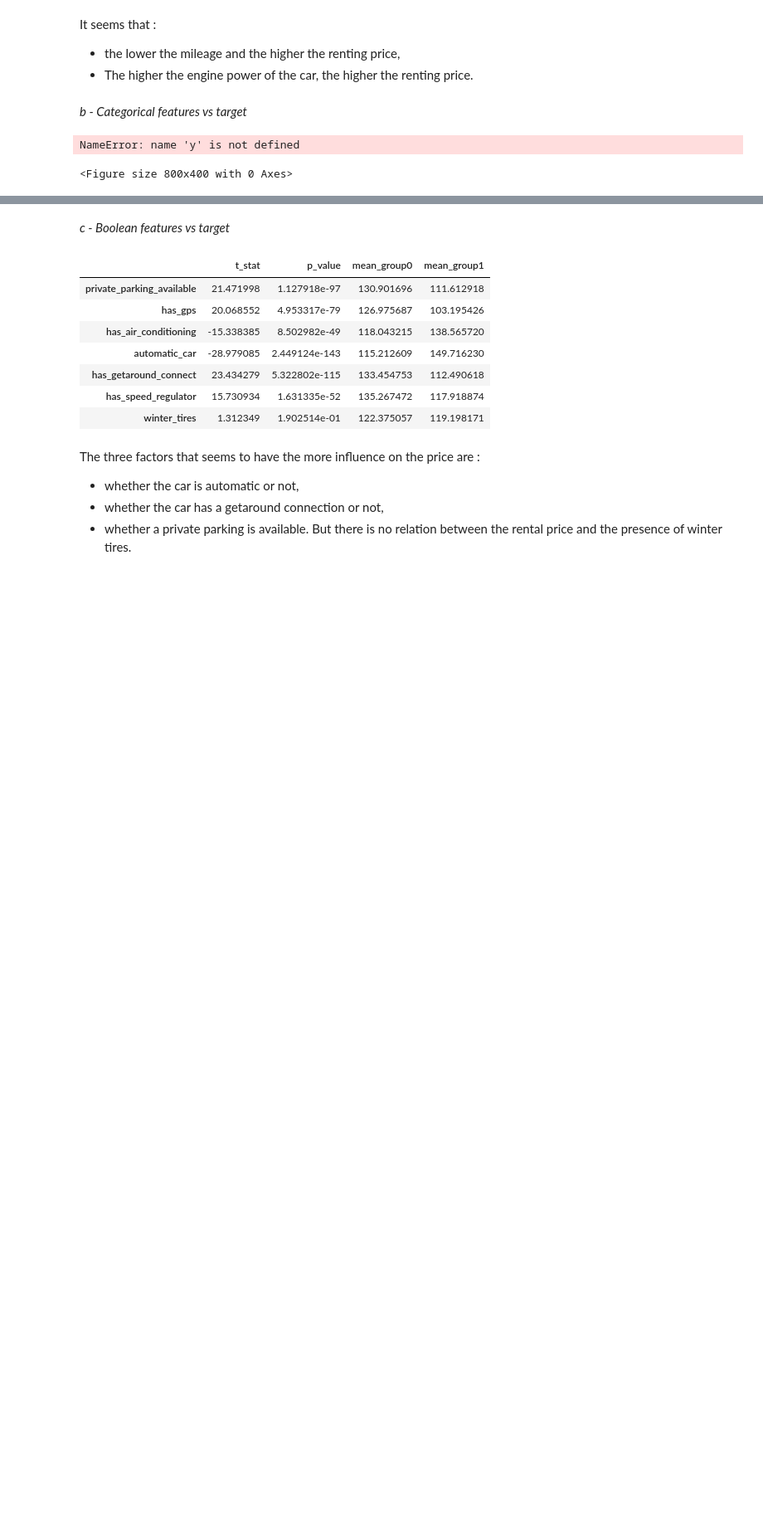
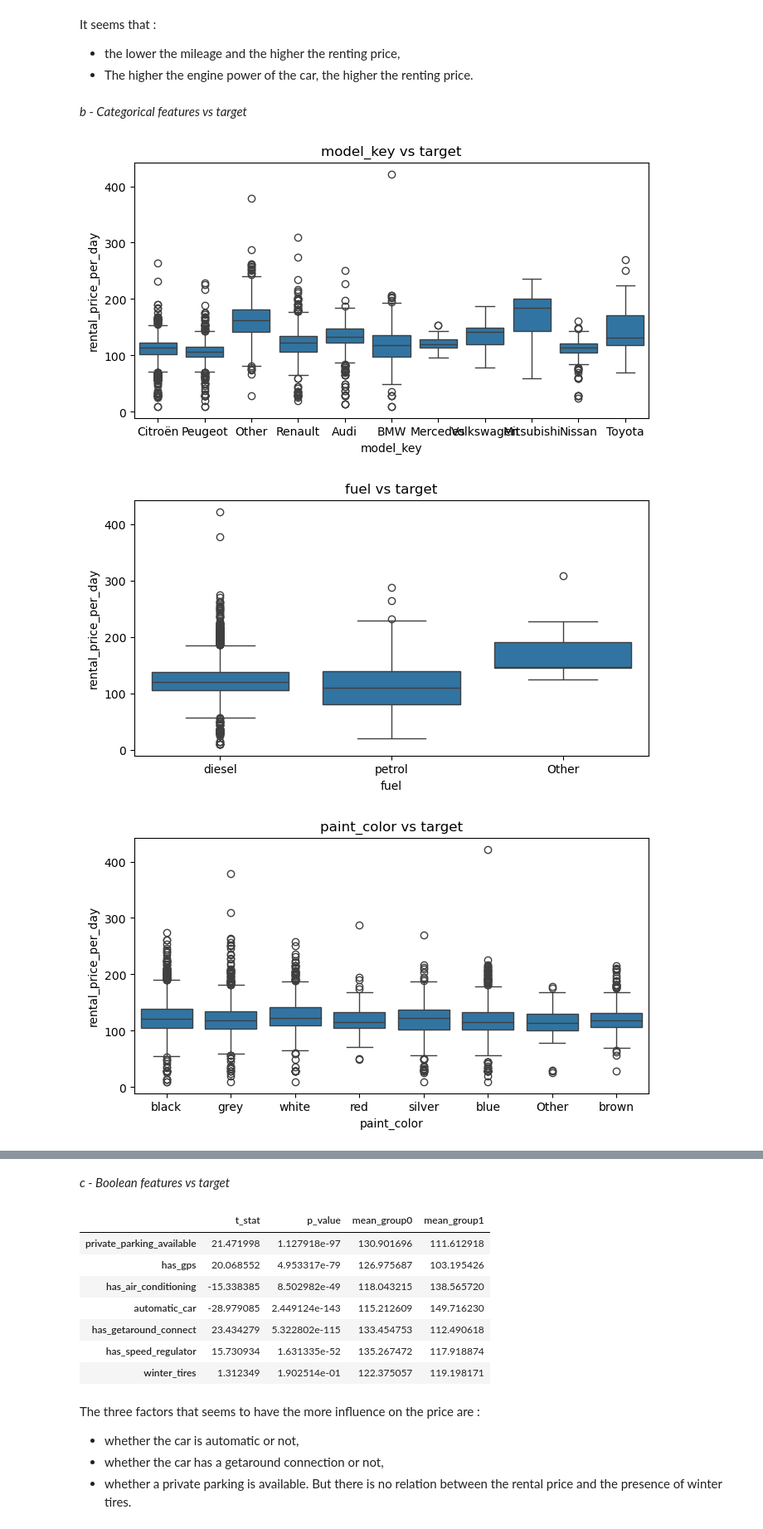
Before and after one commit to Mounia-Agronomist-Datascientist/Getaround_pricing, a Jupyter notebook: NOTEBOOKS/01.EDA_pricing_optimization.ipynb, the cells around one changed output, grey strips where cells are left out. Shown at 83% size. Saved outputs shown, nothing was run; the diff lists cells and outputs as text; code cells hidden in the pictures; blank space fills up the shorter version.

```diff
--- a/NOTEBOOKS/01.EDA_pricing_optimization.ipynb
+++ b/NOTEBOOKS/01.EDA_pricing_optimization.ipynb
@@ -506,9 +535,10 @@ _b - Categorical features vs target_
 # %%
 for cat_col in raw_cat_col:
     plt.figure(figsize=(8,4))
-    sns.boxplot(x=raw_df_pricing[cat_col], y=y)
+    sns.boxplot(x=raw_df_pricing[cat_col], y=raw_df_pricing[target])
     plt.title(f"{cat_col} vs target")
     plt.show()
 # %% [output]
-NameError: name 'y' is not defined
-<Figure size 800x400 with 0 Axes>
+[figure, added]
+[figure, added]
+[figure, added]
```
Also changed, not shown: parts of 7 cells of this notebook.
